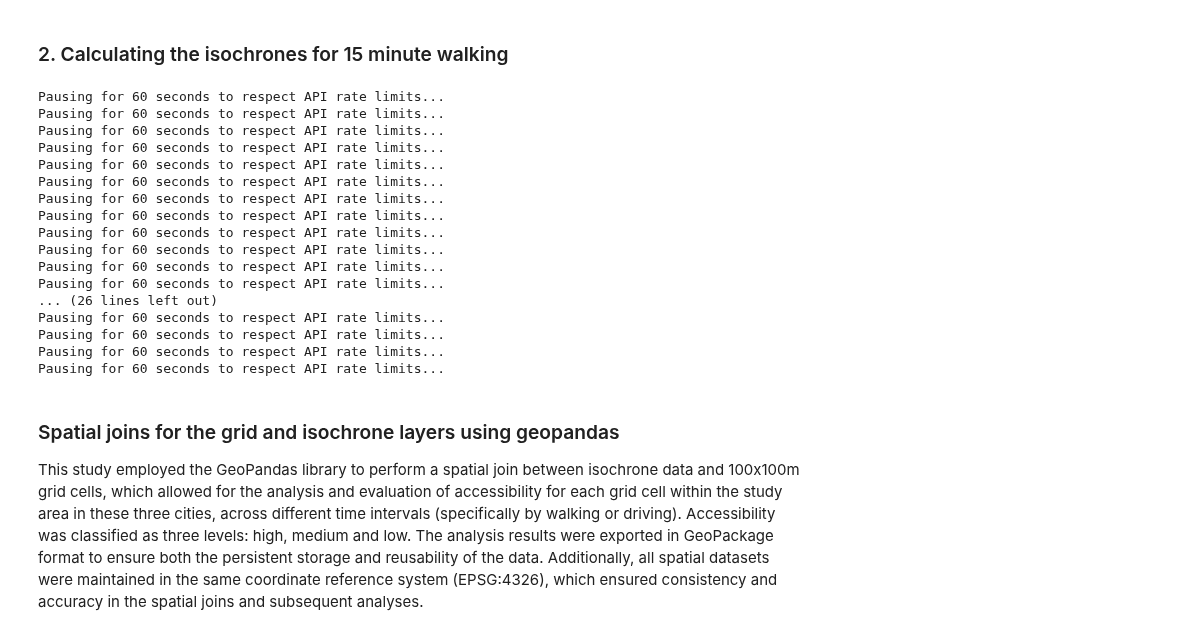
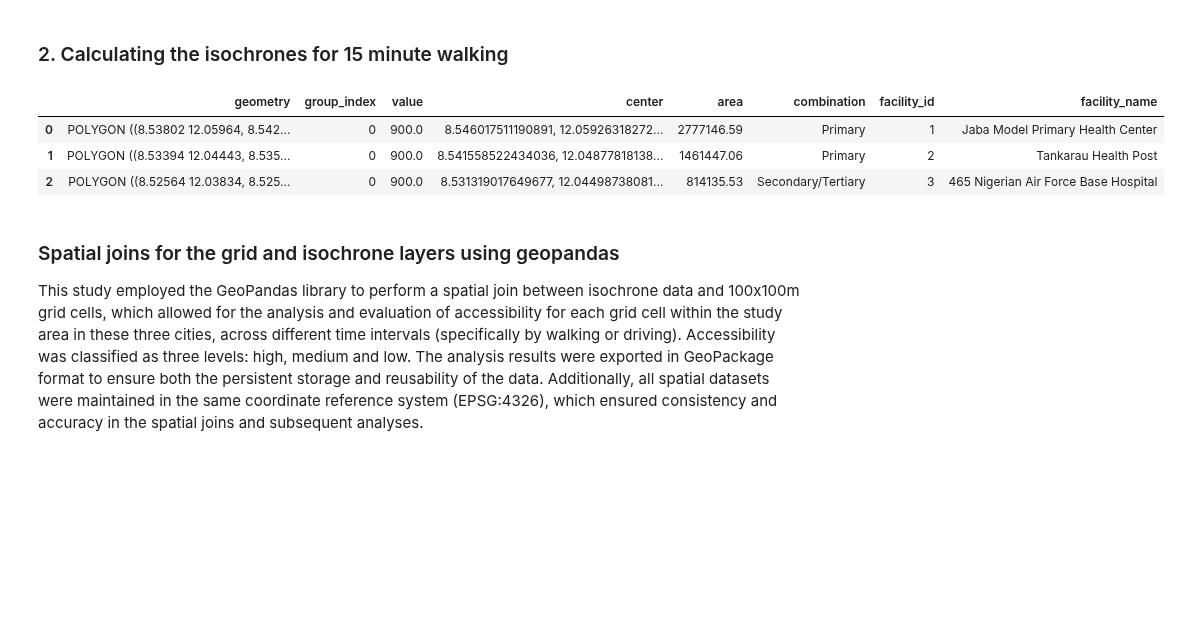
Before and after one commit to urbanbigdatacentre/ideamaps-models, a Jupyter notebook: models/barriers-to-healthcare-access/scripts/Health_Care_Access_Kano_V2.ipynb, the cells around one changed output. Saved outputs shown, nothing was run; the diff lists cells and outputs as text; code cells hidden in the pictures; blank space fills up the shorter version.

Commit message:
Updated general healthcare model scrips

```diff
--- a/models/barriers-to-healthcare-access/scripts/Health_Care_Access_Kano_V2.ipynb
+++ b/models/barriers-to-healthcare-access/scripts/Health_Care_Access_Kano_V2.ipynb
@@ -389,14 +346,16 @@ if all_features:
 # %% [markdown]
 ### 2. Calculating the isochrones for 15 minute walking
 # %%
+all_features = []
+
+# Initialize request counter
+request_counter = 0
+
 # Create a dictionary to store isochrones by category
 isochrones_by_category = {
     "Primary": [],
     "Secondary/Tertiary": []
 }
-
-# Initialize request counter
-request_counter = 0
 
 # Loop through each category
 for category in isochrones_by_category.keys():
@@ -421,15 +380,12 @@ for category in isochrones_by_category.keys():
                 "locations": [coordinates],
                 "profile": "foot-walking",
                 "range_type": "time",
-                "range": [420],  # 7, 10 minutes
+                "range": [900],  # 7, 10 minutes
                 "attributes": ["area"]
             }
 
             # Request isochrone from ORS
             isochrone = ors.isochrones(**iso_params)
-
-            # Create an empty list to store all isochrones
-            features = []
 
             for feature in isochrone['features']:
                 properties = feature['properties']
@@ -444,12 +400,10 @@ for category in isochrones_by_category.keys():
                 properties["facility_id"] = facility_id
                 properties["facility_name"] = facility_name
 
-                features.append({
+                all_features.append({
                     'geometry': feature['geometry'],
                     'properties': properties
                 })
-
-            isochrones_by_category[category].extend(features)
 
             # Handle rate limiting
             request_counter += 1
@@ -462,35 +416,25 @@ for category in isochrones_by_category.keys():
 
         except Exception as e:
             print(f"Request failed for {row.get('facility_name', 'Unknown')}: {e}")
-# %% [output]
-Pausing for 60 seconds to respect API rate limits...
-Pausing for 60 seconds to respect API rate limits...
-Pausing for 60 seconds to respect API rate limits...
-Pausing for 60 seconds to respect API rate limits...
-Pausing for 60 seconds to respect API rate limits...
-Pausing for 60 seconds to respect API rate limits...
-Pausing for 60 seconds to respect API rate limits...
-Pausing for 60 seconds to respect API rate limits...
-Pausing for 60 seconds to respect API rate limits...
-Pausing for 60 seconds to respect API rate limits...
-Pausing for 60 seconds to respect API rate limits...
-Pausing for 60 seconds to respect API rate limits...
-... (26 lines left out)
-Pausing for 60 seconds to respect API rate limits...
-Pausing for 60 seconds to respect API rate limits...
-Pausing for 60 seconds to respect API rate limits...
-Pausing for 60 seconds to respect API rate limits...
 # %%
 # Convert to GeoDataFrame if there are valid features
-for category, features in isochrones_by_category.items():
-  if features:
-    iso_gdf = gpd.GeoDataFrame.from_features(features, crs="EPSG:4326")
+if all_features:
+    iso_gdf = gpd.GeoDataFrame.from_features(all_features, crs="EPSG:4326")
 
     # Ensure 'combination' is a string column
     iso_gdf["combination"] = iso_gdf["combination"].astype(str)
+    iso_gdf["facility_id"] = iso_gdf["facility_id"].astype(str)
+    iso_gdf["facility_name"] = iso_gdf["facility_name"].astype(str)
 
     # Save to a single GeoPackage file
-    iso_gdf.to_file(data_temp + 'General_healthcare_iso_7mins_walking.gpkg', driver="GPKG")
+    iso_gdf.to_file(data_temp + 'General_healthcare_iso_15mins_walking.gpkg', driver="GPKG")
+# %%
+iso_gdf
+# %% [output]
+|  | geometry | group_index | value | center | area | combination | facility_id | facility_name |
+| 0 | POLYGON ((8.53802 12.05964, 8.542... | 0 | 900.0 | 8.546017511190891, 12.05926318272... | 2777146.59 | Primary | 1 | Jaba Model Primary Health Center |
+| 1 | POLYGON ((8.53394 12.04443, 8.535... | 0 | 900.0 | 8.541558522434036, 12.04877818138... | 1461447.06 | Primary | 2 | Tankarau Health Post |
+| 2 | POLYGON ((8.52564 12.03834, 8.525... | 0 | 900.0 | 8.531319017649677, 12.04498738081... | 814135.53 | Secondary/Tertiary | 3 | 465 Nigerian Air Force Base Hospital |
 # %% [markdown]
 ### Spatial joins for the grid and isochrone layers using geopandas
 This study employed the GeoPandas library to perform a spatial join between isochrone data and 100x100m grid cells, which allowed for the analysis and evaluation of accessibility for each grid cell within the study area in these three cities, across different time intervals (specifically by walking or driving). Accessibility was classified as three levels: high, medium and low. The analysis results were exported in GeoPackage format to ensure both the persistent storage and reusability of the data. Additionally, all spatial datasets were maintained in the same coordinate reference system (EPSG:4326), which ensured consistency and accuracy in the spatial joins and subsequent analyses.
```
Also changed, not shown: parts of 10 cells of this notebook.
